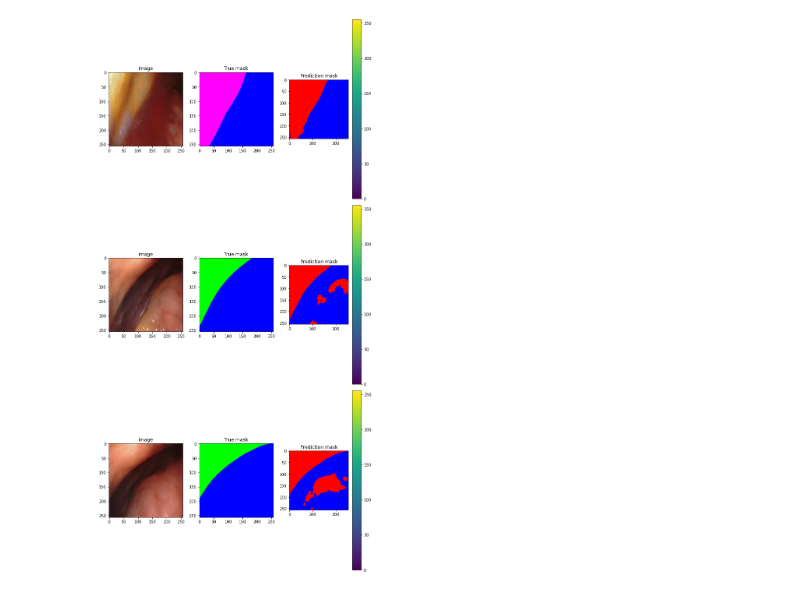
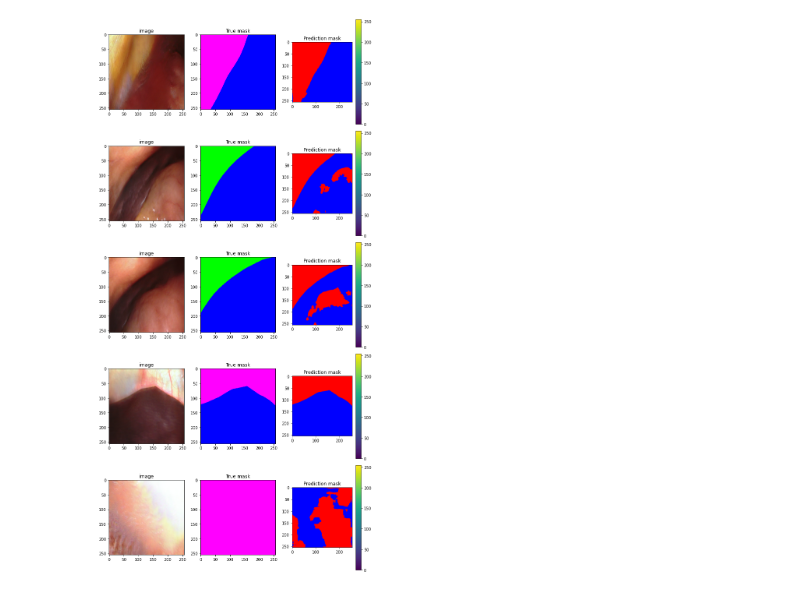
Before and after one commit to Bidur-Khanal/vaal, a Jupyter notebook: visualize_VAAL.ipynb, the cells around one changed output. Cells and saved outputs as stored; diff of their text form; code cells hidden in the pictures.

Commit message:
add the decoder visualization

```diff
--- a/visualize_VAAL.ipynb
+++ b/visualize_VAAL.ipynb
@@ -174,5 +174,5 @@ for i, (img, mask) in enumerate(zip(image_files,mask_files)):
     # highest probability class
     pred = pred.argmax(dim=1)[0]
     preds.append(decode_target(pred))
-    if i > 2:
+    if i > 5:
         break
@@ -188,25 +179,25 @@ torch.Size([256, 256])
 # %%
 import matplotlib.pyplot as plt
 # visualize the images
-f, axarr = plt.subplots(3,3, figsize = (10,20))
+f, axarr = plt.subplots(5,3, figsize = (10,20))
 cnt = 0
-for i in range(3):
+for i in range(5):
     invTrans = transforms.Compose([ transforms.Normalize(mean = [ 0., 0., 0. ],
                                                      std = [ 1/0.5, 1/0.5, 1/0.5 ]),
                                 transforms.Normalize(mean = [ -0.5, -0.5, -0.5 ],
                                                      std = [ 1., 1., 1. ]),
                                ])
     axarr[i,0].imshow(invTrans(images[i]).permute(1,2,0))
     axarr[i,0].set_title("image")
 
     axarr[i,1].imshow(masks[i])
     axarr[i,1].set_title("True mask")
 
 
     d = axarr[i,2].imshow(preds[i].squeeze(0))
     axarr[i,2].set_title("Prediction mask")
     plt.colorbar(d, ax=axarr[i, 2])
 
     plt.tight_layout()
 # %% [output]
-[figure, old version]
+[figure, new version]
```
Also changed, not shown: parts of 5 cells of this notebook, 1 other file.
